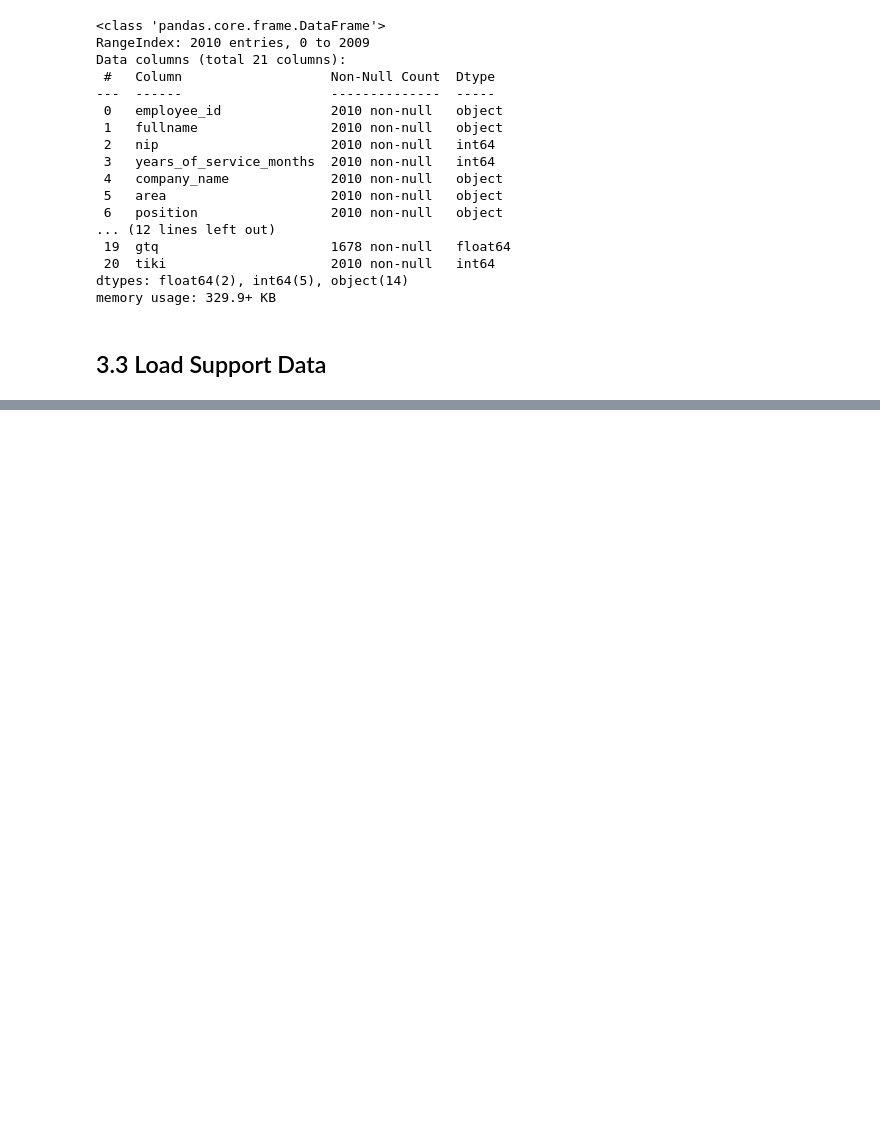
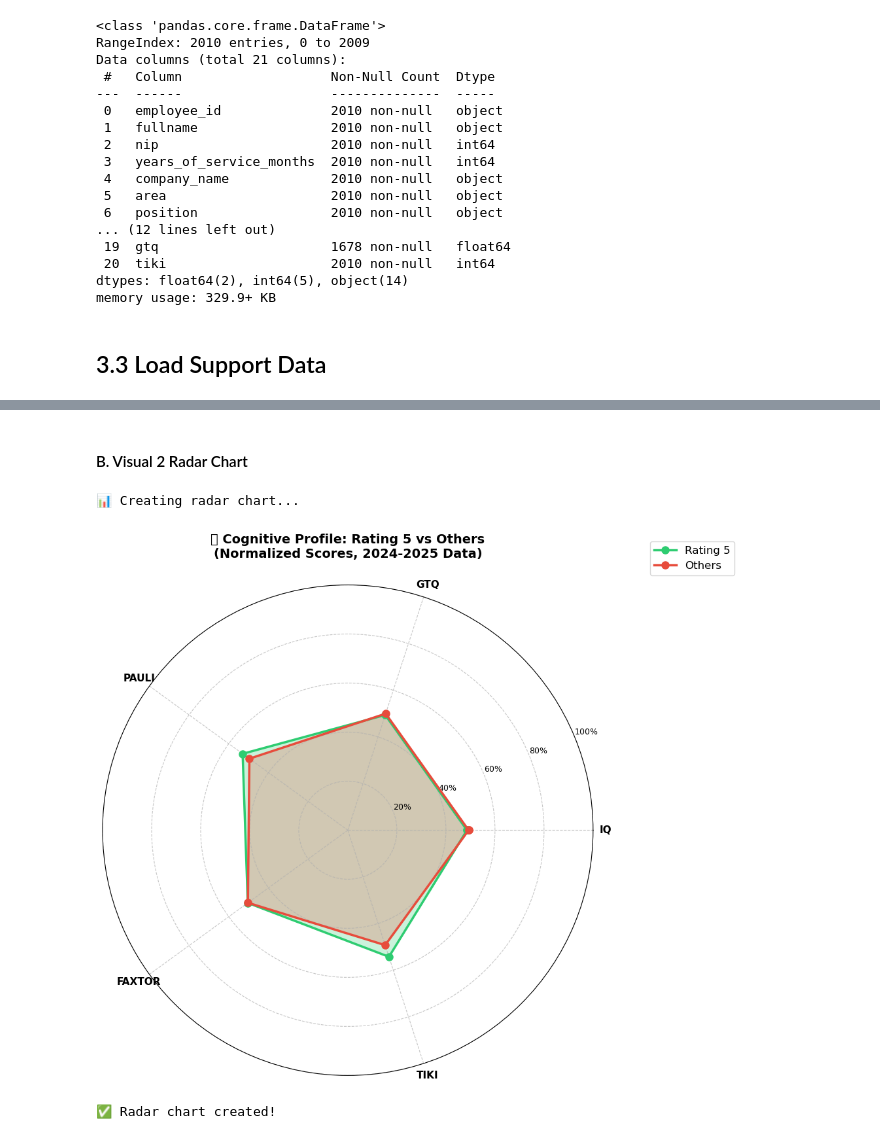
Before and after one commit to nnovallll/hr-case-aulia-afriza, a Jupyter notebook: notebooks/analysis.ipynb, the cells around one changed output, grey strips where cells are left out. Saved outputs shown, nothing was run; the diff lists cells and outputs as text; code cells hidden in the pictures; blank space fills up the shorter version.

```diff
--- a/notebooks/analysis.ipynb
+++ b/notebooks/analysis.ipynb
@@ -344,0 +767,71 @@ SELECT
+# %% [markdown]
+#### B. Visual 2 Radar Chart
+# %%
+print("\n📊 Creating radar chart...")
+
+categories = [var.upper() for var in cognitive_vars]
+N = len(categories)
+
+# Normalize scores to 0-1 scale for radar
+def normalize_safe(series):
+    """Normalize with NaN handling"""
+    clean_series = series.dropna()
+    if len(clean_series) == 0:
+        return pd.Series([0])
+
+    min_val = df_analysis[series.name].min()
+    max_val = df_analysis[series.name].max()
+
+    if max_val == min_val:
+        return pd.Series([0.5] * len(series))
+
+    return (clean_series - min_val) / (max_val - min_val)
+
+# Calculate normalized means (handle NaN)
+success_normalized = []
+others_normalized = []
+
+for var in cognitive_vars:
+    success_norm = normalize_safe(df_success[var]).mean()
+    others_norm = normalize_safe(df_others[var]).mean()
+
+    success_normalized.append(success_norm if not pd.isna(success_norm) else 0)
+    others_normalized.append(others_norm if not pd.isna(others_norm) else 0)
+
+# Prepare radar chart data
+angles = [n / float(N) * 2 * pi for n in range(N)]
+success_normalized_plot = success_normalized + success_normalized[:1]
+others_normalized_plot = others_normalized + others_normalized[:1]
+angles_plot = angles + angles[:1]
+
+# Create radar chart
+fig, ax = plt.subplots(figsize=(10, 10), subplot_kw=dict(projection='polar'))
+
+# Plot data
+ax.plot(angles_plot, success_normalized_plot, 'o-', linewidth=2.5,
+        label='Rating 5', color='#2ecc71', markersize=8)
+ax.fill(angles_plot, success_normalized_plot, alpha=0.25, color='#2ecc71')
+
+ax.plot(angles_plot, others_normalized_plot, 'o-', linewidth=2.5,
+        label='Others', color='#e74c3c', markersize=8)
+ax.fill(angles_plot, others_normalized_plot, alpha=0.25, color='#e74c3c')
+
+# Styling
+ax.set_xticks(angles)
+ax.set_xticklabels(categories, size=11, fontweight='bold')
+ax.set_ylim(0, 1)
+ax.set_yticks([0.2, 0.4, 0.6, 0.8, 1.0])
+ax.set_yticklabels(['20%', '40%', '60%', '80%', '100%'], size=9)
+ax.legend(loc='upper right', bbox_to_anchor=(1.3, 1.1), fontsize=12)
+ax.set_title('🎯 Cognitive Profile: Rating 5 vs Others\n(Normalized Scores, 2024-2025 Data)',
+             size=14, fontweight='bold', pad=30)
+ax.grid(True, linestyle='--', alpha=0.7)
+
+plt.tight_layout()
+plt.show()
+
+print("✅ Radar chart created!")
+# %% [output]
+📊 Creating radar chart...
+[figure, added]
+✅ Radar chart created!
```
Also changed, not shown: parts of 144 cells of this notebook.
